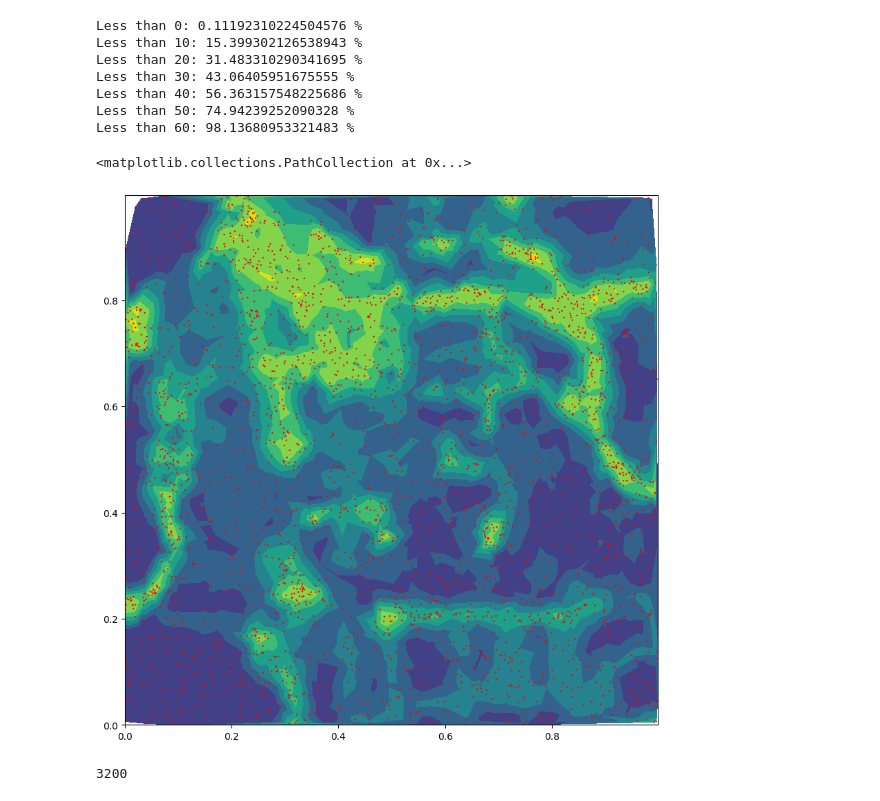
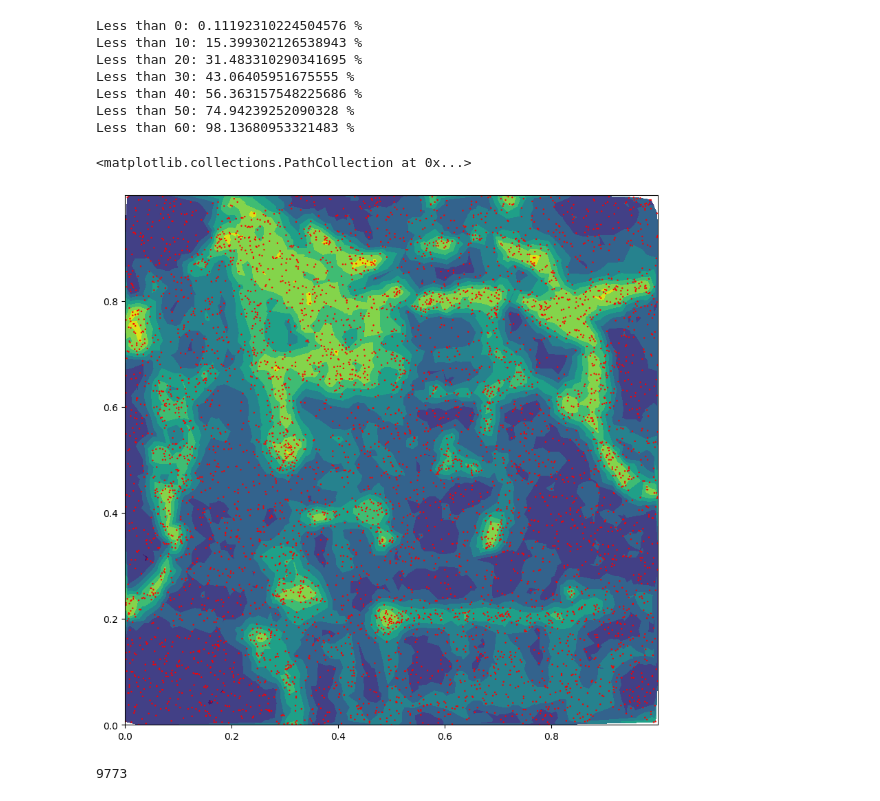
Before and after one commit to senecobis/PAI_tasks, a Jupyter notebook: task1_handout_d3d63876/model_selection.ipynb, the cells around one changed output. Cells and saved outputs as stored; diff of their text form; code cells hidden in the pictures.

Commit message:
change grid sample signature

```diff
--- a/task1_handout_d3d63876/model_selection.ipynb
+++ b/task1_handout_d3d63876/model_selection.ipynb
@@ -32,10 +32,10 @@ plt.scatter(lon_train, lat_train, color='red', alpha=1, s=np.ones_like(train_GT)
 <matplotlib.collections.PathCollection at 0x...>
 [figure]
 # %%
-tot_points = 7500
-rows = 4
-cols = 4
-max_points_per_cell = tot_points // (rows*cols)
+tot_points = 6000
+rows = 10
+cols = 10
+max_points_cell = tot_points // (rows*cols)
 # %%
 for i in range(0, 64, 10):
     print(f"Less than {i}: {100*sum(train_GT<i)/len(train_GT)} %")
@@ -51,7 +51,7 @@ Less than 60: 98.13680953321483 %
 from collections import defaultdict
 from random import sample
 
-def sample_grid(X, Y, Z, rows=5, cols=5):
+def sample_grid(X, Y, Z, rows=5, cols=5, max_points_per_cell = 100):
     x_bound = [min(X),max(X)]
     y_bound = [min(Y),max(Y)]
 
@@ -74,17 +74,17 @@ def sample_grid(X, Y, Z, rows=5, cols=5):
 # %%
 train_lon = train_features[:,0]
 train_lat = train_features[:,1]
-sampled_points = sample_grid(train_lon, train_lat, train_GT, rows=rows, cols=cols)
+sampled_points = sample_grid(train_lon, train_lat, train_GT, rows=rows, cols=cols, max_points_per_cell=max_points_cell)
 lon_sampled = sampled_points[:,0]
 lat_sampled = sampled_points[:,1]
 GT_sampled = sampled_points[:,2]
 fig = plt.figure(figsize=(10, 10))
 plt.tricontourf(lon_sampled, lat_sampled, GT_sampled)
 plt.scatter(lon_sampled, lat_sampled, color='red', alpha=1, s=np.ones_like(GT_sampled)*0.5)
 # %% [output]
 <matplotlib.collections.PathCollection at 0x...>
-[figure, old version]
+[figure, new version]
 # %%
 len(sampled_points)
 # %% [output]
-3200
+9773
```
